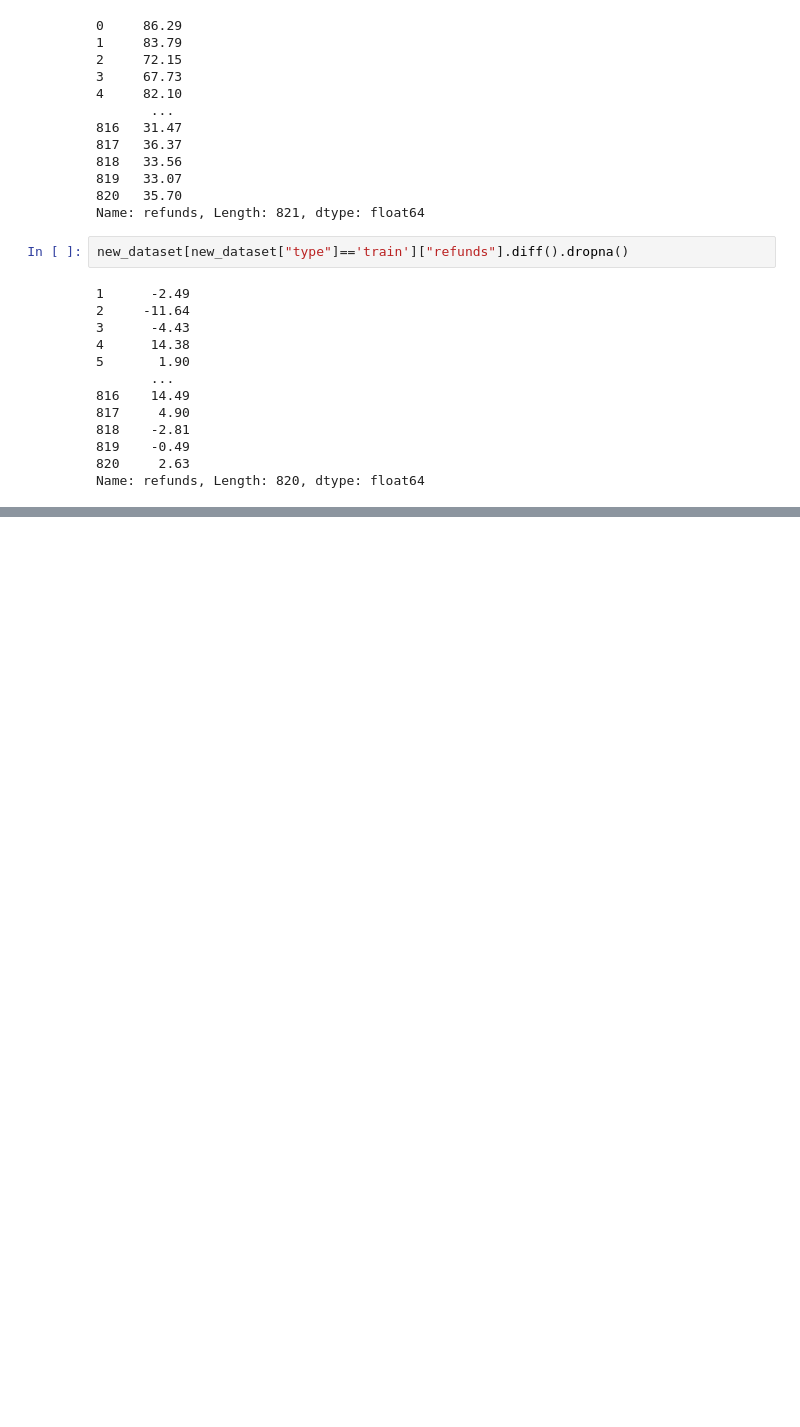
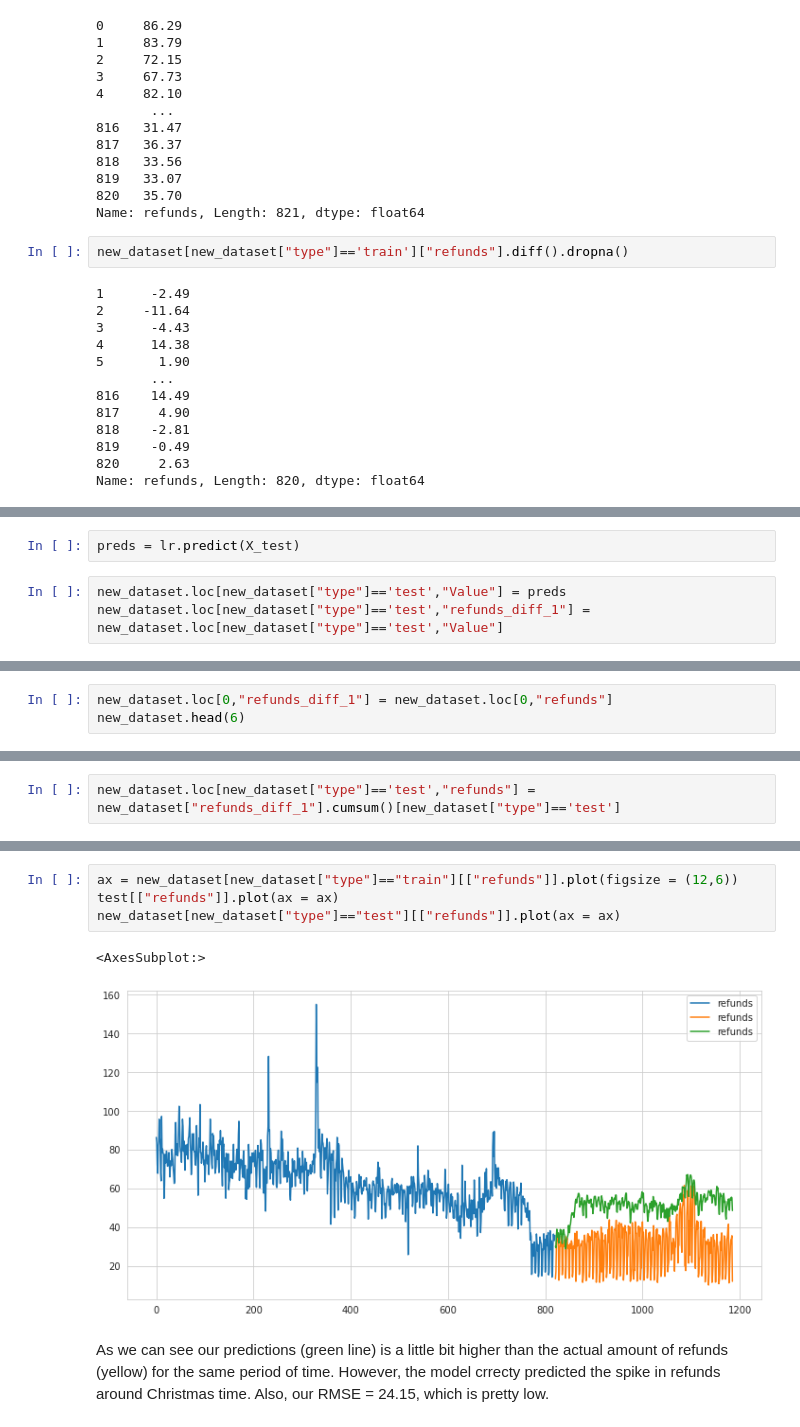
Before and after one commit to evgenia82/loyola-capstone-groupon, a Jupyter notebook: groupon_refunds_time_series.ipynb, the cells around one changed output, grey strips where cells are left out. Saved outputs shown, nothing was run; the diff lists cells and outputs as text; blank space fills up the shorter version.

Commit message:
added ARIMA on lagged values, model ExtraTreeClassifier, RMSE = 24.15

```diff
--- a/groupon_refunds_time_series.ipynb
+++ b/groupon_refunds_time_series.ipynb
@@ -274,0 +391,5 @@ Strong evidence against the null hypothesis, reject the null hypothesis. Data ha
+# %%
+preds = lr.predict(X_test)
+# %%
+new_dataset.loc[new_dataset["type"]=='test',"Value"] = preds
+new_dataset.loc[new_dataset["type"]=='test',"refunds_diff_1"] = new_dataset.loc[new_dataset["type"]=='test',"Value"]
@@ -274,0 +421,3 @@ Strong evidence against the null hypothesis, reject the null hypothesis. Data ha
+# %%
+new_dataset.loc[0,"refunds_diff_1"] = new_dataset.loc[0,"refunds"]
+new_dataset.head(6)
@@ -274,0 +432,2 @@ Strong evidence against the null hypothesis, reject the null hypothesis. Data ha
+# %%
+new_dataset.loc[new_dataset["type"]=='test',"refunds"] = new_dataset["refunds_diff_1"].cumsum()[new_dataset["type"]=='test']
@@ -274,0 +454,9 @@ Strong evidence against the null hypothesis, reject the null hypothesis. Data ha
+# %%
+ax = new_dataset[new_dataset["type"]=="train"][["refunds"]].plot(figsize = (12,6))
+test[["refunds"]].plot(ax = ax)
+new_dataset[new_dataset["type"]=="test"][["refunds"]].plot(ax = ax)
+# %% [output]
+<AxesSubplot:>
+[figure, added]
+# %% [markdown]
+As we can see our predictions (green line) is a little bit higher than the actual amount of refunds (yellow) for the same period of time. However, the model crrecty predicted the spike in refunds around Christmas time. Also, our RMSE = 24.15, which is pretty low.
```
Also changed, not shown: parts of 15 cells of this notebook.
